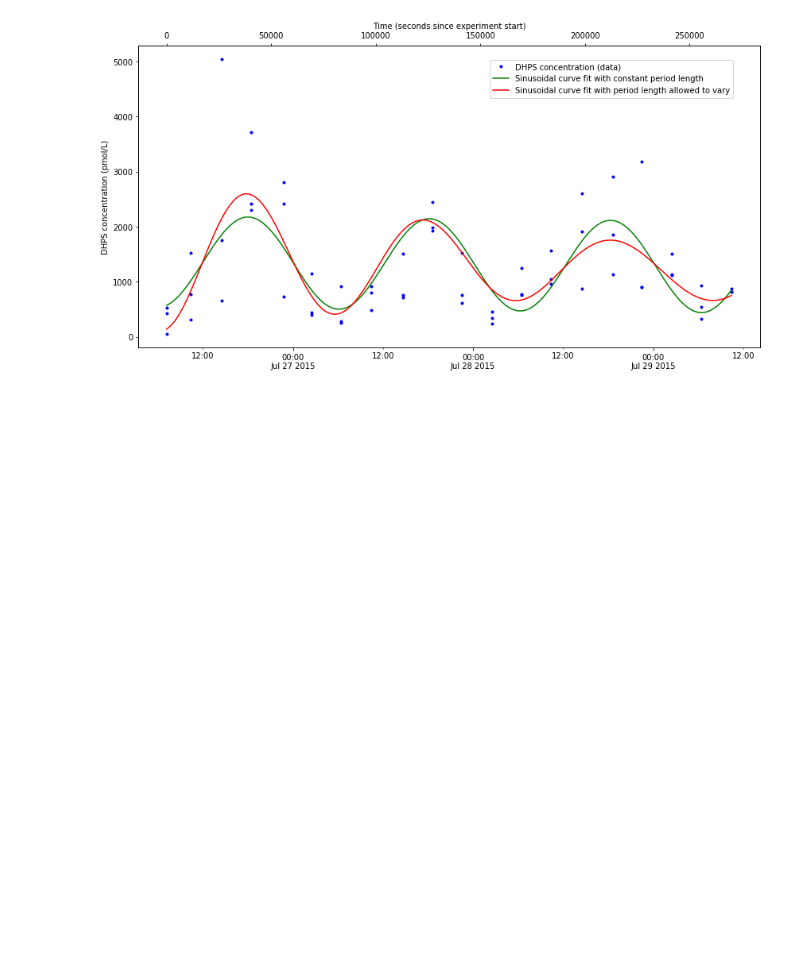
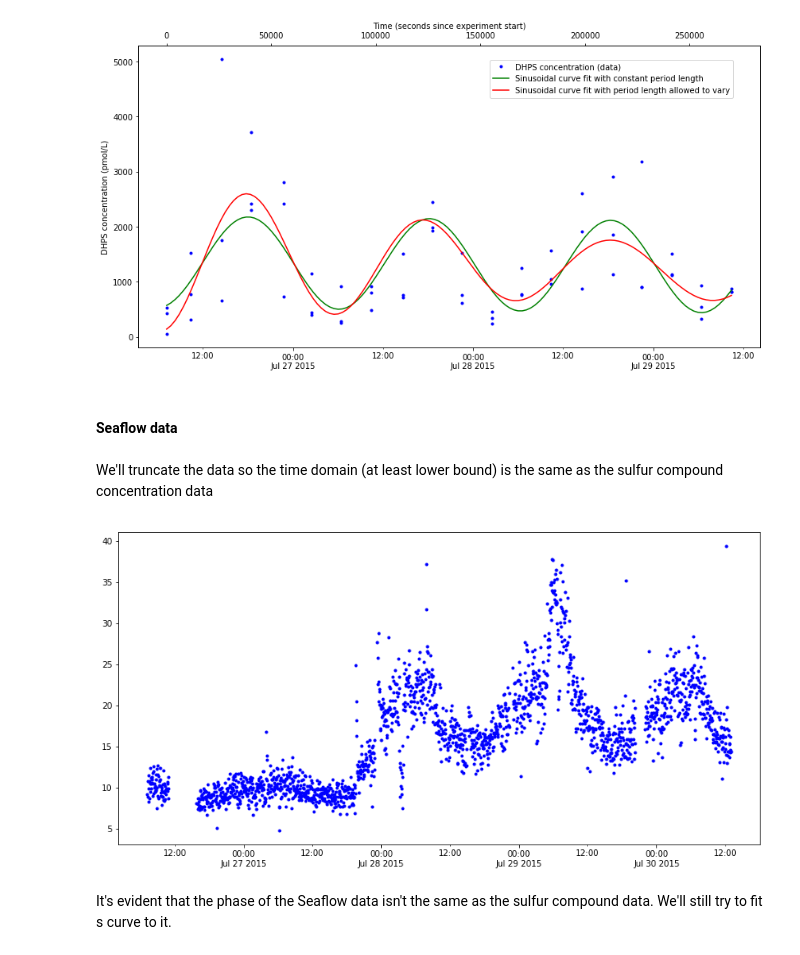
Before and after one commit to jamesrco/DielALOHA, a Jupyter notebook: python3/ALOHAdielCurveFit.ipynb, the cells around one changed output. Drawn from its saved outputs; the diff is of its cells as text; code cells hidden in the pictures; blank space fills up the shorter version.

```diff
--- a/python3/ALOHAdielCurveFit.ipynb
+++ b/python3/ALOHAdielCurveFit.ipynb
@@ -377,3 +377,34 @@ fig.legend(bbox_to_anchor=(.8, .8))
 plt.rcParams['timezone'] = current_matplotTZ
 # %% [output]
 [figure]
+# %% [markdown]
+#### Seaflow data
+# %% [markdown]
+We'll truncate the data so the time domain (at least lower bound) is the same as the sulfur compound concentration data
+# %%
+# truncate data to same datetime range as the sulfur compound concentrations
+dielSeaFlow.trunc = dielSeaFlow[dielSeaFlow['Timestamp_ISO8601']>=min(TimestampDHPS_noNan)]
+#dielSeaFlow.trunc = dielSeaFlow.trunc[dielSeaFlow.trunc['Timestamp_ISO8601']<=max(TimestampDHPS_noNan)]
+
+# quick look at a plot
+# get, store current setting
+current_matplotTZ = plt.rcParams['timezone']
+# set to 'Pacific/Honolulu' temporarily
+plt.rcParams['timezone'] = 'Pacific/Honolulu'
+
+fig = plt.figure(figsize=(14, 7))
+
+ax1 = fig.add_subplot(111)
+ax1.plot(dielSeaFlow.trunc['Timestamp_ISO8601'],dielSeaFlow.trunc['Sum of Cbiomass_ug.L'], 'b.')
+ax1.xaxis.set_major_locator(pltdates.DayLocator(interval=1))
+ax1.xaxis.set_minor_locator(pltdates.HourLocator(byhour=12))
+ax1.xaxis.set_major_formatter(pltdates.DateFormatter('%H:%M%\n%b %d %Y'))
+ax1.xaxis.set_minor_formatter(pltdates.DateFormatter('%H:%M'))
+ax1.xaxis_date(pytz.timezone('Pacific/Honolulu'))
+
+# set matplotlib timezone back
+plt.rcParams['timezone'] = current_matplotTZ
+# %% [output]
+[figure, added]
+# %% [markdown]
+It's evident that the phase of the Seaflow data isn't the same as the sulfur compound data. We'll still try to fit s curve to it.
```
Also changed, not shown: parts of 15 cells of this notebook.
